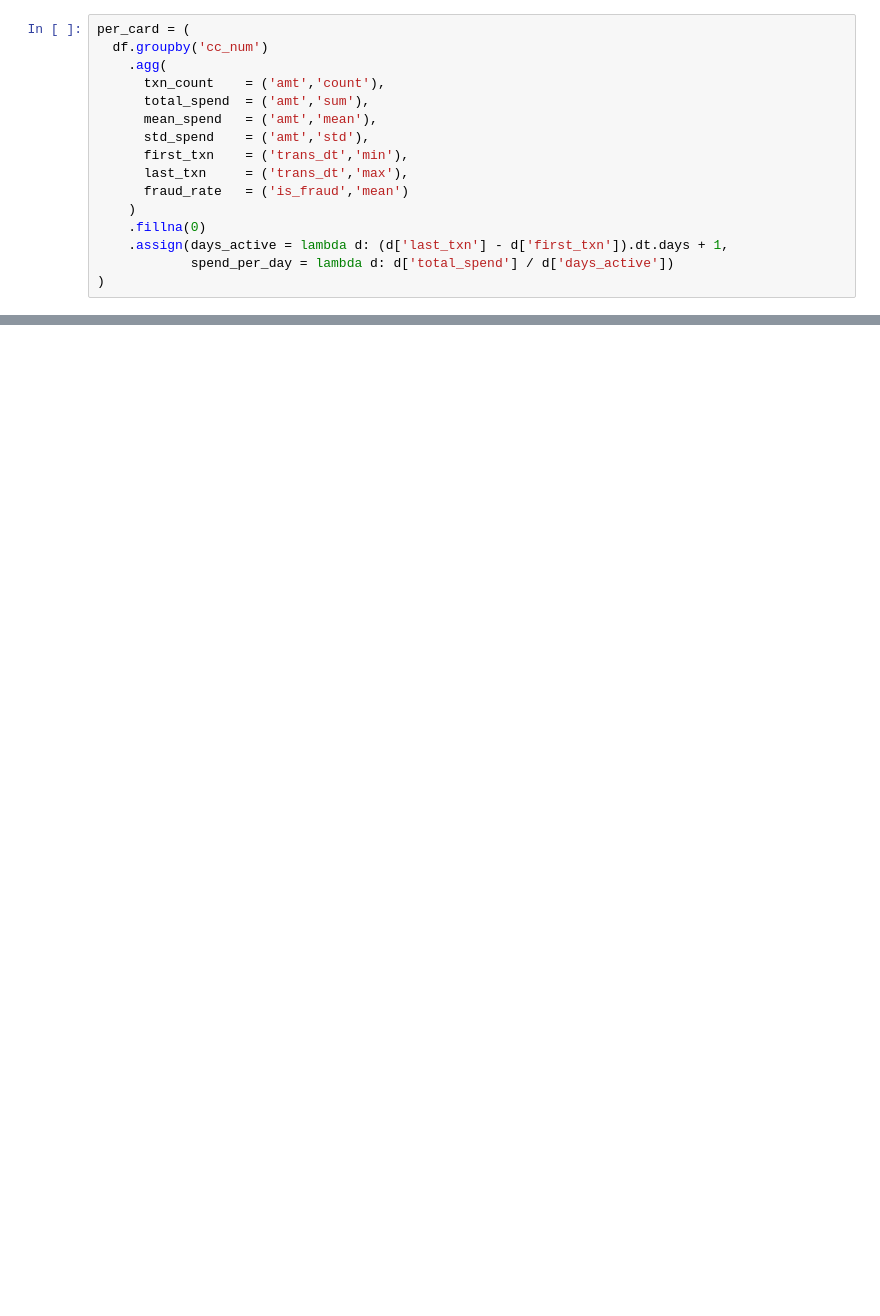
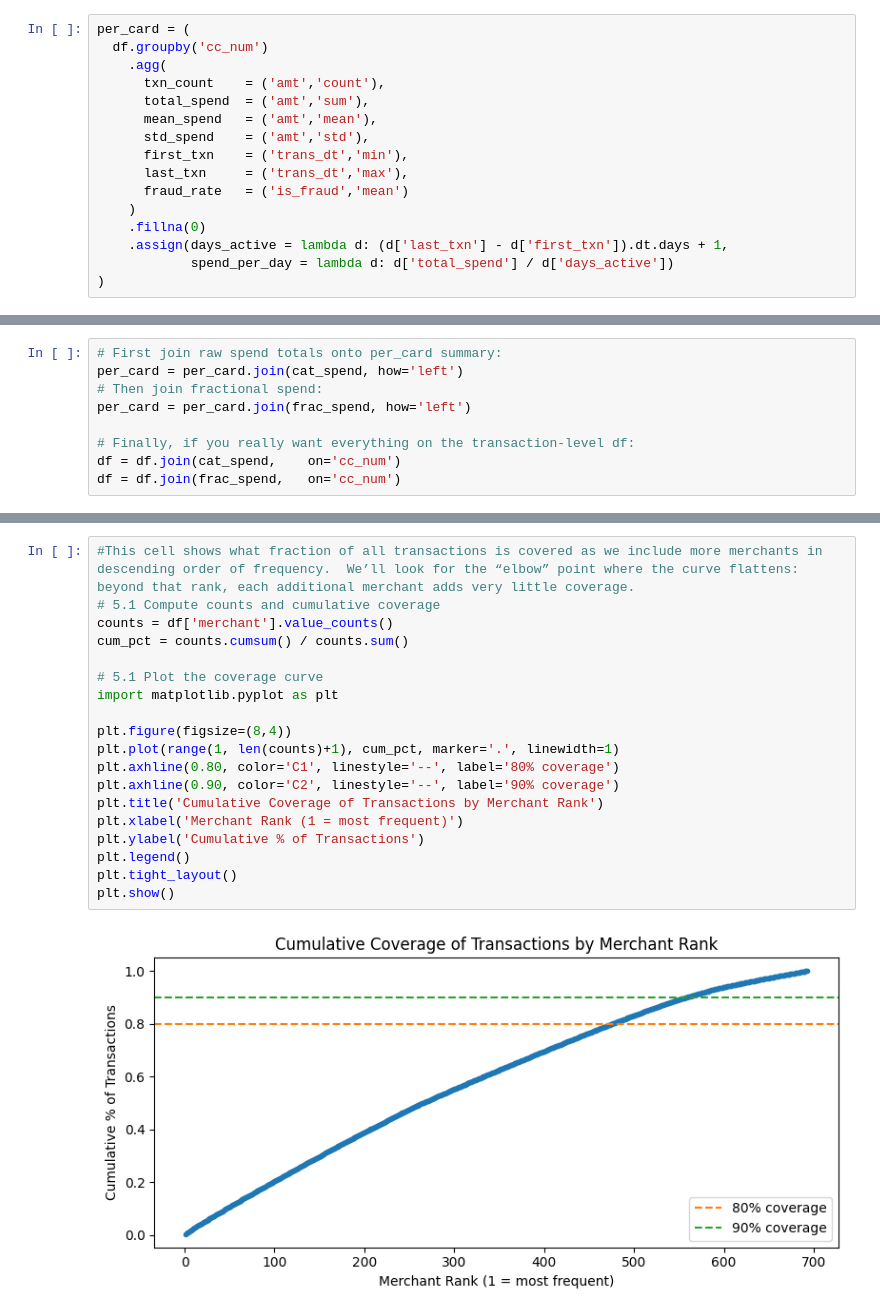
Before and after one commit to 5h4tt3r/creditML, a Jupyter notebook: notebooks/1)Processing+EDA/featureProcessing.ipynb, the cells around one changed output, grey strips where cells are left out. Drawn from its saved outputs; the diff is of its cells as text; blank space fills up the shorter version.

```diff
--- a/notebooks/1)Processing+EDA/featureProcessing.ipynb
+++ b/notebooks/1)Processing+EDA/featureProcessing.ipynb
@@ -246,0 +295,9 @@ travel              40507   4516721.68  111.504720
+# %%
+# First join raw spend totals onto per_card summary:
+per_card = per_card.join(cat_spend, how='left')
+# Then join fractional spend:
+per_card = per_card.join(frac_spend, how='left')
+
+# Finally, if you really want everything on the transaction-level df:
+df = df.join(cat_spend,    on='cc_num')
+df = df.join(frac_spend,   on='cc_num')
@@ -246,0 +403,21 @@ travel              40507   4516721.68  111.504720
+# %%
+#This cell shows what fraction of all transactions is covered as we include more merchants in descending order of frequency.  We’ll look for the “elbow” point where the curve flattens: beyond that rank, each additional merchant adds very little coverage.
+# 5.1 Compute counts and cumulative coverage
+counts = df['merchant'].value_counts()
+cum_pct = counts.cumsum() / counts.sum()
+
+# 5.1 Plot the coverage curve
+import matplotlib.pyplot as plt
+
+plt.figure(figsize=(8,4))
+plt.plot(range(1, len(counts)+1), cum_pct, marker='.', linewidth=1)
+plt.axhline(0.80, color='C1', linestyle='--', label='80% coverage')
+plt.axhline(0.90, color='C2', linestyle='--', label='90% coverage')
+plt.title('Cumulative Coverage of Transactions by Merchant Rank')
+plt.xlabel('Merchant Rank (1 = most frequent)')
+plt.ylabel('Cumulative % of Transactions')
+plt.legend()
+plt.tight_layout()
+plt.show()
+# %% [output]
+[figure, added]
```
Also changed, not shown: parts of 28 cells of this notebook.
